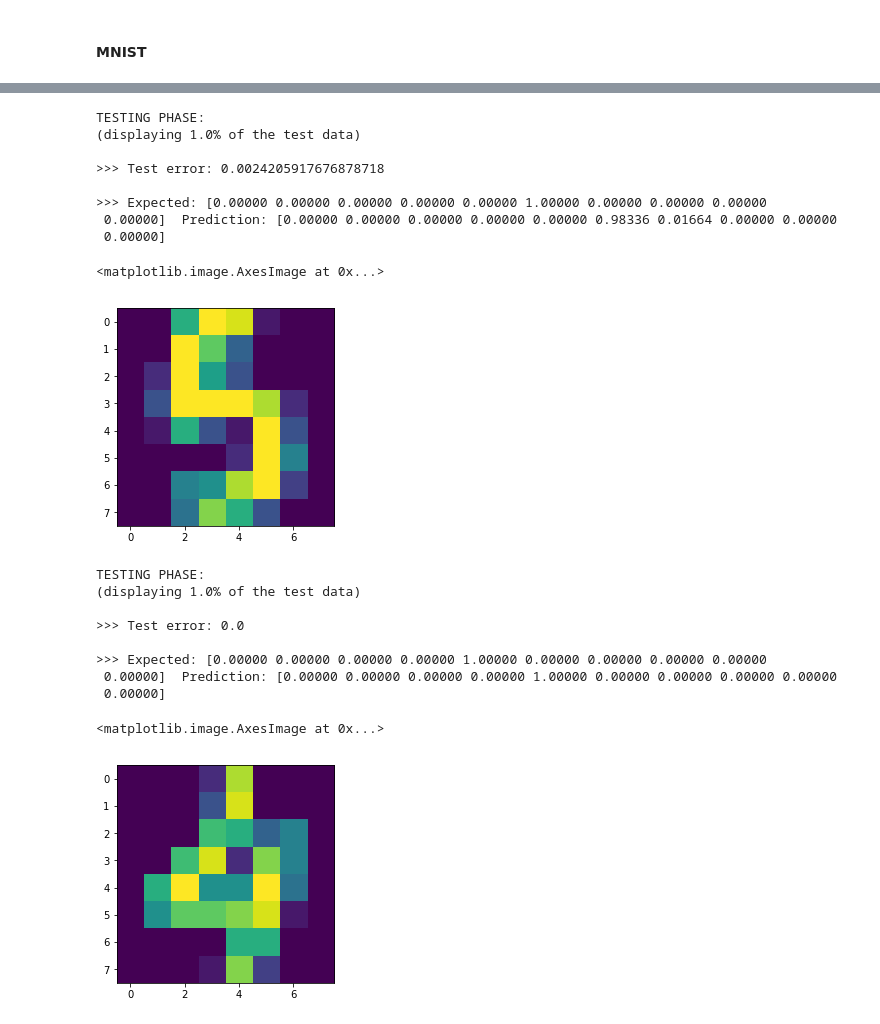
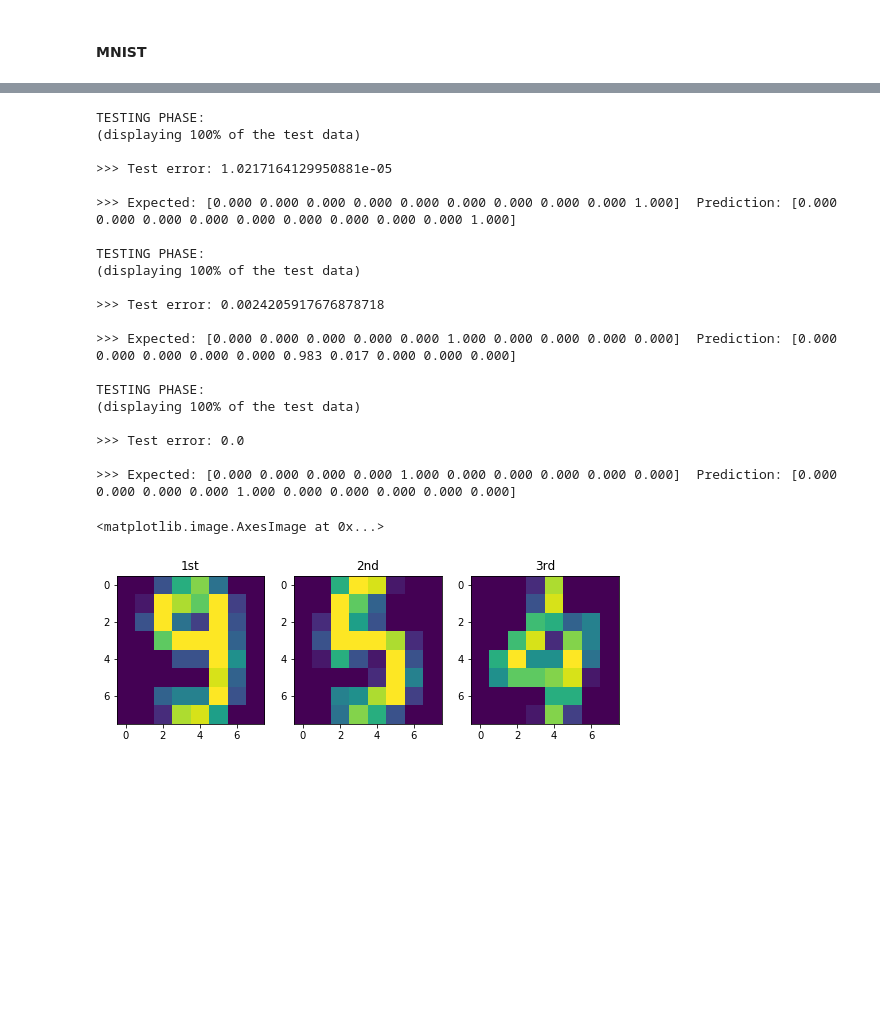
Before and after one commit to Mrpatekful/numpyml, a Jupyter notebook: mlp_numpy.ipynb, the cells around one changed output, grey strips where cells are left out. Cells and saved outputs as stored; diff of their text form; code cells hidden in the pictures; blank space fills up the shorter version.

```diff
--- a/mlp_numpy.ipynb
+++ b/mlp_numpy.ipynb
@@ -224,7 +237,7 @@ class InputPipeLine:
             # samples are shuffled after each epoch
             # IMPORTANT: data will be shuffled and a batch will be returned
             # after the final epoch -> eoe has to be checked before calculating result
-            sk.utils.shuffle(self.data)
+            self.data = sk.utils.shuffle(self.data)
             eoe = True
 
         batch = self.data[self.index:self.index+self.actual_batch_size]
@@ -1010,28 +1002,37 @@ TESTING PHASE:
-# %%
-mlp_object.test(x=np.array([digits['data'][-10]]), target=(toOneHot(digits['target'][-10])), custom_data=True, verbose=0.01)
-plt.imshow(digits['images'][-10])
-# %% [output]
-TESTING PHASE:
-(displaying 1.0% of the test data)
-
->>> Test error: 0.0024205917676878718
-
->>> Expected: [0.00000 0.00000 0.00000 0.00000 0.00000 1.00000 0.00000 0.00000 0.00000
- 0.00000]  Prediction: [0.00000 0.00000 0.00000 0.00000 0.00000 0.98336 0.01664 0.00000 0.00000
- 0.00000]
-<matplotlib.image.AxesImage at 0x...>
-[figure, removed]
-# %%
-mlp_object.test(x=np.array([digits['data'][-20]]), target=(toOneHot(digits['target'][-20])), custom_data=True, verbose=0.01)
-plt.imshow(digits['images'][-20])
-# %% [output]
-TESTING PHASE:
-(displaying 1.0% of the test data)
-
->>> Test error: 0.0
-
->>> Expected: [0.00000 0.00000 0.00000 0.00000 1.00000 0.00000 0.00000 0.00000 0.00000
- 0.00000]  Prediction: [0.00000 0.00000 0.00000 0.00000 1.00000 0.00000 0.00000 0.00000 0.00000
- 0.00000]
-<matplotlib.image.AxesImage at 0x...>
-[figure, removed]
+# %%
+fig = plt.figure(figsize=(9, 9))
+fig.add_subplot(1,3,1)
+plt.title("1st")
+mlp_object.test(x=np.array([digits['data'][-5]]), target=(toOneHot(digits['target'][-5])), custom_data=True)
+plt.imshow(digits['images'][-5])
+fig.add_subplot(1,3,2)
+plt.title("2nd")
+mlp_object.test(x=np.array([digits['data'][-10]]), target=(toOneHot(digits['target'][-10])), custom_data=True)
+plt.imshow(digits['images'][-10])
+fig.add_subplot(1,3,3)
+plt.title("3rd")
+mlp_object.test(x=np.array([digits['data'][-20]]), target=(toOneHot(digits['target'][-20])), custom_data=True)
+plt.imshow(digits['images'][-20])
+# %% [output]
+TESTING PHASE:
+(displaying 100% of the test data)
+
+>>> Test error: 1.0217164129950881e-05
+
+>>> Expected: [0.000 0.000 0.000 0.000 0.000 0.000 0.000 0.000 0.000 1.000]  Prediction: [0.000 0.000 0.000 0.000 0.000 0.000 0.000 0.000 0.000 1.000]
+
+TESTING PHASE:
+(displaying 100% of the test data)
+
+>>> Test error: 0.0024205917676878718
+
+>>> Expected: [0.000 0.000 0.000 0.000 0.000 1.000 0.000 0.000 0.000 0.000]  Prediction: [0.000 0.000 0.000 0.000 0.000 0.983 0.017 0.000 0.000 0.000]
+
+TESTING PHASE:
+(displaying 100% of the test data)
+
+>>> Test error: 0.0
+
+>>> Expected: [0.000 0.000 0.000 0.000 1.000 0.000 0.000 0.000 0.000 0.000]  Prediction: [0.000 0.000 0.000 0.000 1.000 0.000 0.000 0.000 0.000 0.000]
+<matplotlib.image.AxesImage at 0x...>
+[figure, added]
```
Also changed, not shown: parts of 11 cells of this notebook, 1 other file.
